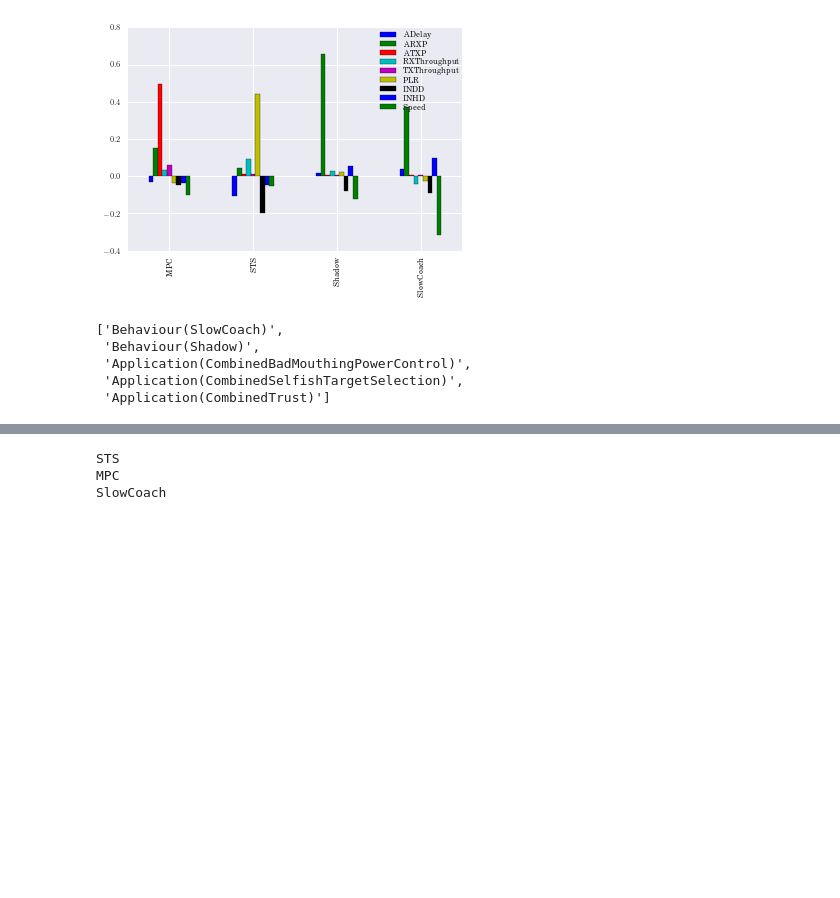
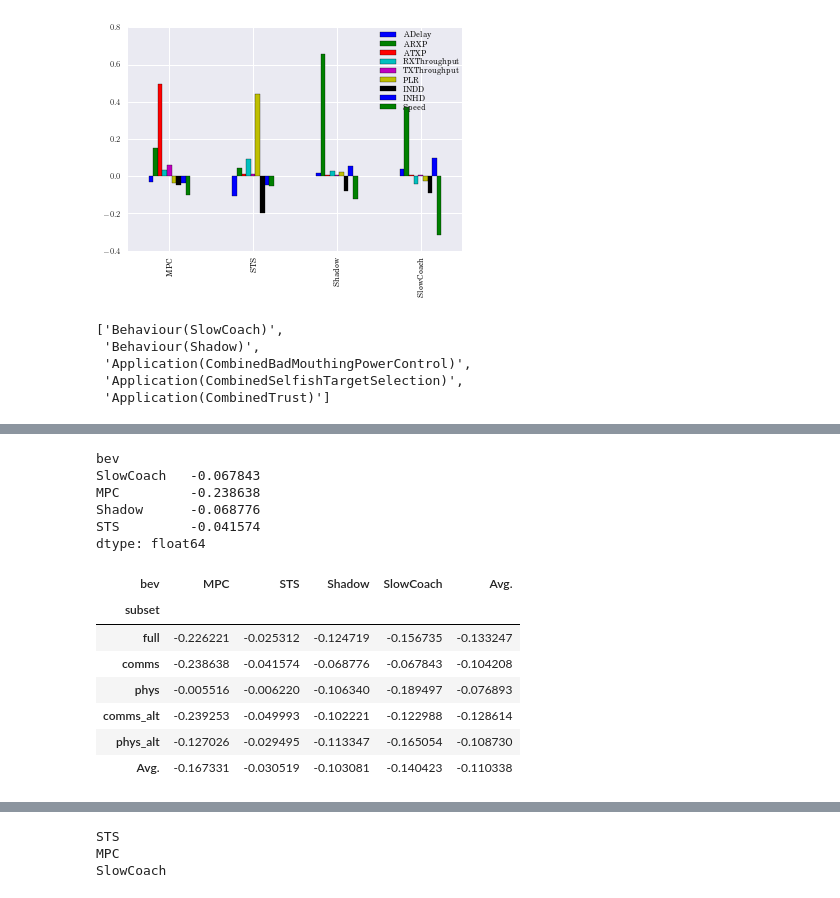
Before and after one commit to andrewbolster/aietes, a Jupyter notebook: scripts/notebooks/Chapters/Chapter 7.ipynb, the cells around one changed output, grey strips where cells are left out. Cells and saved outputs as stored; diff of their text form; code cells hidden in the pictures; blank space fills up the shorter version.

```diff
--- a/scripts/notebooks/Chapters/Chapter 7.ipynb
+++ b/scripts/notebooks/Chapters/Chapter 7.ipynb
@@ -303,0 +333,39 @@ df
+# %%
+s=pd.DataFrame([df_mean.drop(target, axis=1).apply(np.nanmean, axis=1) - df_mean[target] for target in df_mean.columns if target != 'Alfa']).mean(axis=0)
+s
+# %% [output]
+bev
+SlowCoach   -0.067843
+MPC         -0.238638
+Shadow      -0.068776
+STS         -0.041574
+dtype: float64
+# %%
+target = 'Alfa'
+for subset_str, results in inverted_results.items():
+    _rd = {k:v for k,v in results}
+    _df = pd.concat([v for _, v in _rd.items()], keys=_rd.keys(), names=['bev','var','t'])
+    df_mean = _df.groupby(level='bev').agg(np.nanmean)
+    # Take the mean of mean trust values from all other nodes and subtract suspicious node
+    perfd[subset_str] = pd.DataFrame(
+        [df_mean.drop(x, axis=1).apply(np.nanmean, axis=1) - df_mean[x]
+         for x in df_mean.columns
+         if x != target])\
+        .mean(axis=0)
+
+subset_reindex_keys = ['full','comms','phys','comms_alt','phys_alt']
+
+perf_df = pd.concat([v for _, v in perfd.items()], keys=perfd.keys(), names=['subset','bev'])\
+    .unstack('bev').reindex(subset_reindex_keys)
+perf_df['Avg.']=perf_df.mean(axis=1)
+perf_df = perf_df.append(pd.Series(perf_df.mean(axis=0), name='Avg.'))
+perf_df
+# %% [output]
+| bev | MPC | STS | Shadow | SlowCoach | Avg. |
+| subset |  |  |  |  |  |
+| full | -0.226221 | -0.025312 | -0.124719 | -0.156735 | -0.133247 |
+| comms | -0.238638 | -0.041574 | -0.068776 | -0.067843 | -0.104208 |
+| phys | -0.005516 | -0.006220 | -0.106340 | -0.189497 | -0.076893 |
+| comms_alt | -0.239253 | -0.049993 | -0.102221 | -0.122988 | -0.128614 |
+| phys_alt | -0.127026 | -0.029495 | -0.113347 | -0.165054 | -0.108730 |
+| Avg. | -0.167331 | -0.030519 | -0.103081 | -0.140423 | -0.110338 |
```
Also changed, not shown: parts of 10 cells of this notebook, 3 other files.
